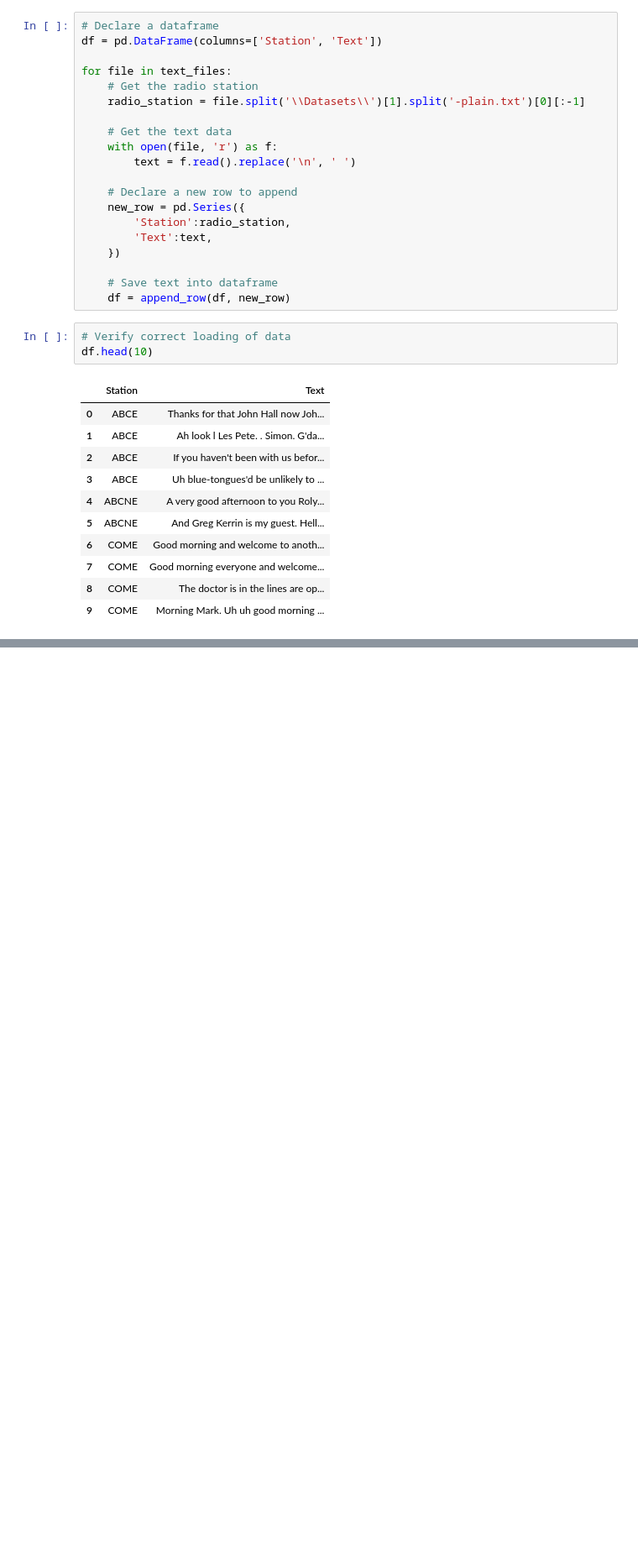
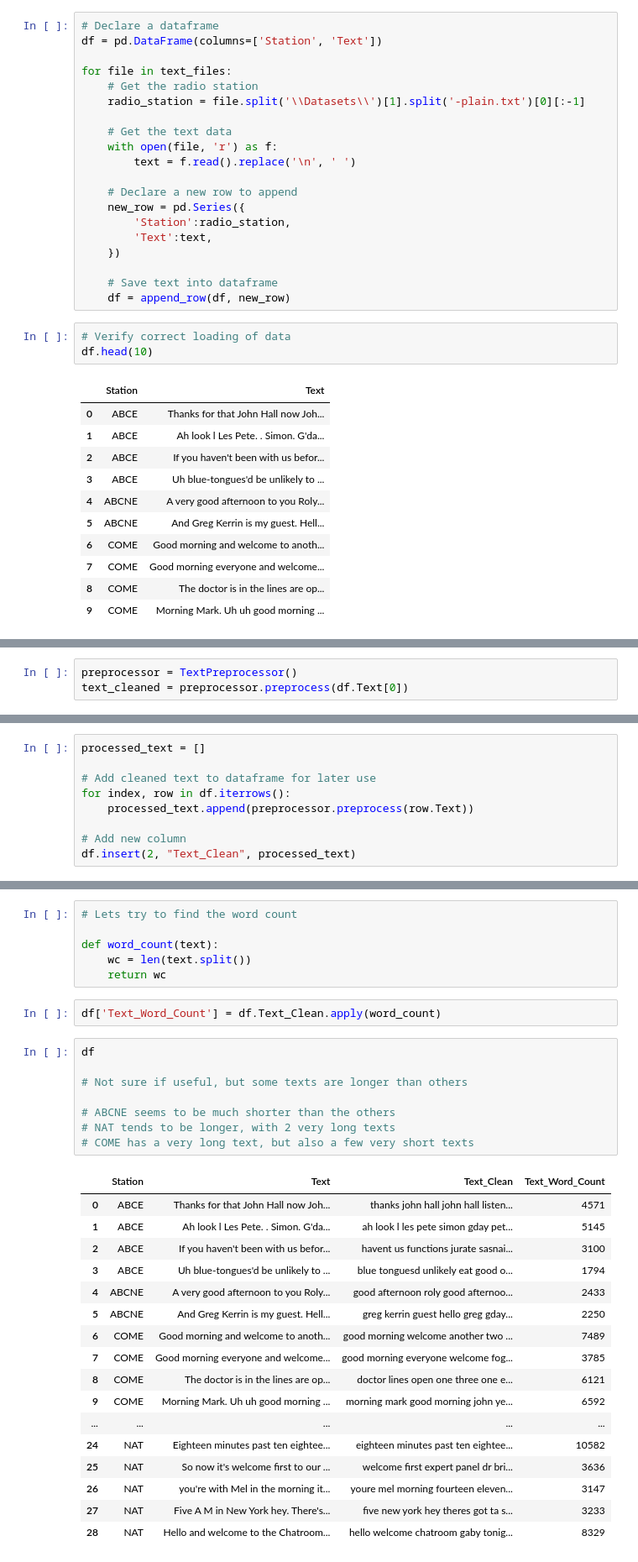
Before and after one commit to jn432/ANLP, a Jupyter notebook: Assignment 1/AT1.ipynb, the cells around one changed output, grey strips where cells are left out. Shown at 84% size. Cells and saved outputs as stored; diff of their text form; blank space fills up the shorter version.

Commit message:
AT1 preprocessing

```diff
--- a/Assignment 1/AT1.ipynb
+++ b/Assignment 1/AT1.ipynb
@@ -69,0 +194,3 @@ text
+# %%
+preprocessor = TextPreprocessor()
+text_cleaned = preprocessor.preprocess(df.Text[0])
@@ -69,0 +201,9 @@ text
+# %%
+processed_text = []
+
+# Add cleaned text to dataframe for later use
+for index, row in df.iterrows():
+    processed_text.append(preprocessor.preprocess(row.Text))
+
+# Add new column
+df.insert(2, "Text_Clean", processed_text)
@@ -69,0 +224,34 @@ text
+# %%
+# Lets try to find the word count
+
+def word_count(text):
+    wc = len(text.split())
+    return wc
+# %%
+df['Text_Word_Count'] = df.Text_Clean.apply(word_count)
+# %%
+df
+
+# Not sure if useful, but some texts are longer than others
+
+# ABCNE seems to be much shorter than the others
+# NAT tends to be longer, with 2 very long texts
+# COME has a very long text, but also a few very short texts
+# %% [output]
+|  | Station | Text | Text_Clean | Text_Word_Count |
+| 0 | ABCE | Thanks for that John Hall now Joh... | thanks john hall john hall listen... | 4571 |
+| 1 | ABCE | Ah look l Les Pete. . Simon. G'da... | ah look l les pete simon gday pet... | 5145 |
+| 2 | ABCE | If you haven't been with us befor... | havent us functions jurate sasnai... | 3100 |
+| 3 | ABCE | Uh blue-tongues'd be unlikely to ... | blue tonguesd unlikely eat good o... | 1794 |
+| 4 | ABCNE | A very good afternoon to you Roly... | good afternoon roly good afternoo... | 2433 |
+| 5 | ABCNE | And Greg Kerrin is my guest. Hell... | greg kerrin guest hello greg gday... | 2250 |
+| 6 | COME | Good morning and welcome to anoth... | good morning welcome another two ... | 7489 |
+| 7 | COME | Good morning everyone and welcome... | good morning everyone welcome fog... | 3785 |
+| 8 | COME | The doctor is in the lines are op... | doctor lines open one three one e... | 6121 |
+| 9 | COME | Morning Mark. Uh uh good morning ... | morning mark good morning john ye... | 6592 |
+| ... | ... | ... | ... | ... |
+| 24 | NAT | Eighteen minutes past ten eightee... | eighteen minutes past ten eightee... | 10582 |
+| 25 | NAT | So now it's welcome first to our ... | welcome first expert panel dr bri... | 3636 |
+| 26 | NAT | you're with Mel in the morning it... | youre mel morning fourteen eleven... | 3147 |
+| 27 | NAT | Five A M in New York hey. There's... | five new york hey theres got ta s... | 3233 |
+| 28 | NAT | Hello and welcome to the Chatroom... | hello welcome chatroom gaby tonig... | 8329 |
```
Also changed, not shown: parts of 21 cells of this notebook.
